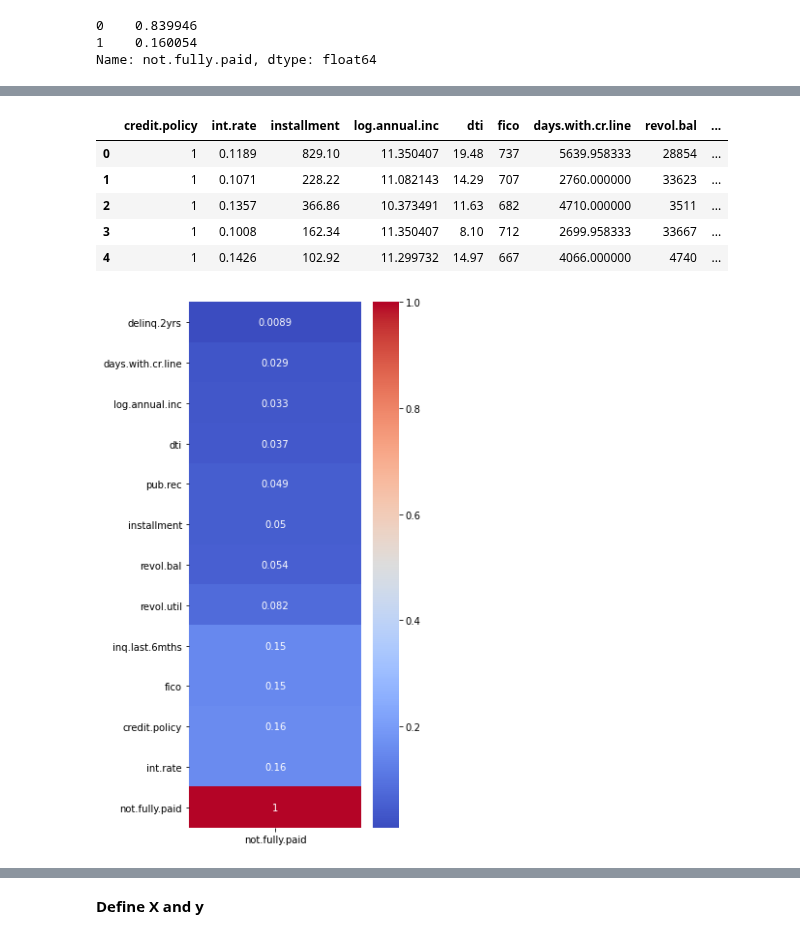
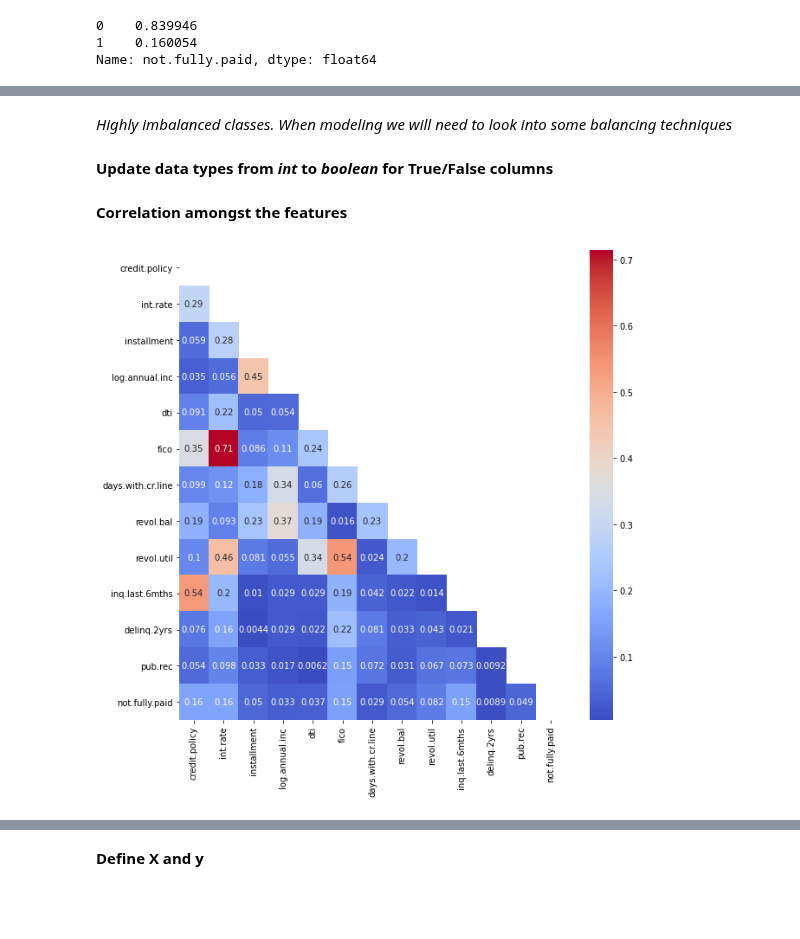
Before and after one commit to deepthiab/Loans_LC, a Jupyter notebook: EDA.ipynb, the cells around one changed output, grey strips where cells are left out. Cells and saved outputs as stored; diff of their text form; code cells hidden in the pictures; blank space fills up the shorter version.

Commit message:
Correlation amongst the features

```diff
--- a/EDA.ipynb
+++ b/EDA.ipynb
@@ -82,3 +49,0 @@ Name: purpose, dtype: int64
-# %%
-dummies = pd.get_dummies(loan_data[['purpose']],drop_first=True)
-loan_data = pd.concat([loan_data.drop(['purpose'],axis =1),dummies],axis=1)
@@ -89,17 +50,19 @@ loan_data.shape
-# %%
-loan_data.head()
-# %% [output]
-|  | credit.policy | int.rate | installment | log.annual.inc | dti | fico | days.with.cr.line | revol.bal | ... |
-| 0 | 1 | 0.1189 | 829.10 | 11.350407 | 19.48 | 737 | 5639.958333 | 28854 | ... |
-| 1 | 1 | 0.1071 | 228.22 | 11.082143 | 14.29 | 707 | 2760.000000 | 33623 | ... |
-| 2 | 1 | 0.1357 | 366.86 | 10.373491 | 11.63 | 682 | 4710.000000 | 3511 | ... |
-| 3 | 1 | 0.1008 | 162.34 | 11.350407 | 8.10 | 712 | 2699.958333 | 33667 | ... |
-| 4 | 1 | 0.1426 | 102.92 | 11.299732 | 14.97 | 667 | 4066.000000 | 4740 | ... |
+# %% [markdown]
+*Highly imbalanced classes. When modeling we will need to look into some balancing techniques*
+# %% [markdown]
+**Update data types from *int* to *boolean* for True/False columns**
+# %%
+loan_data['not.fully.paid'] = loan_data['not.fully.paid'].astype(bool)
+loan_data['credit.policy'] = loan_data['credit.policy'].astype(bool)
+# %% [markdown]
+**Correlation amongst the features**
 # %%
-loan_corr = loan_data.corr()[['not.fully.paid']]
-plt.figure(figsize= (4,10))
-sns.heatmap(data= loan_corr.abs().sort_values(by = 'not.fully.paid'),
+corr = loan_data.corr().abs()
+mask = np.triu(np.ones_like(corr))
+plt.figure(figsize= (10,10))
+sns.heatmap(data= corr,
             cmap= 'coolwarm',
-            annot = True);
+            annot = True,
+           mask=mask);
 # %% [output]
-[figure, old version]
+[figure, new version]
```
Also changed, not shown: parts of 13 cells of this notebook.
